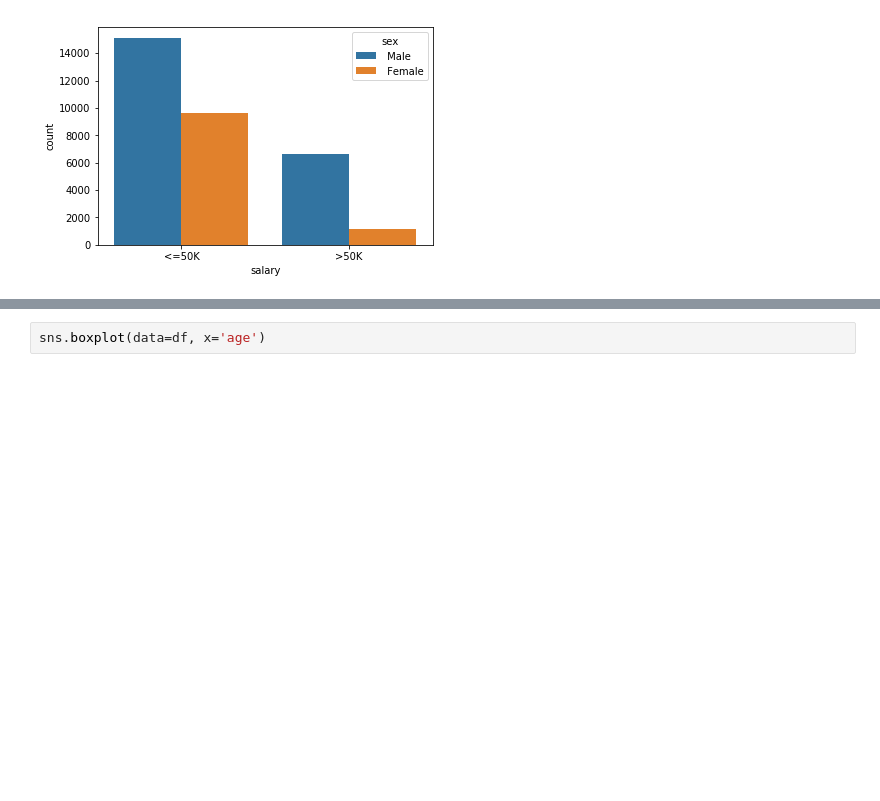
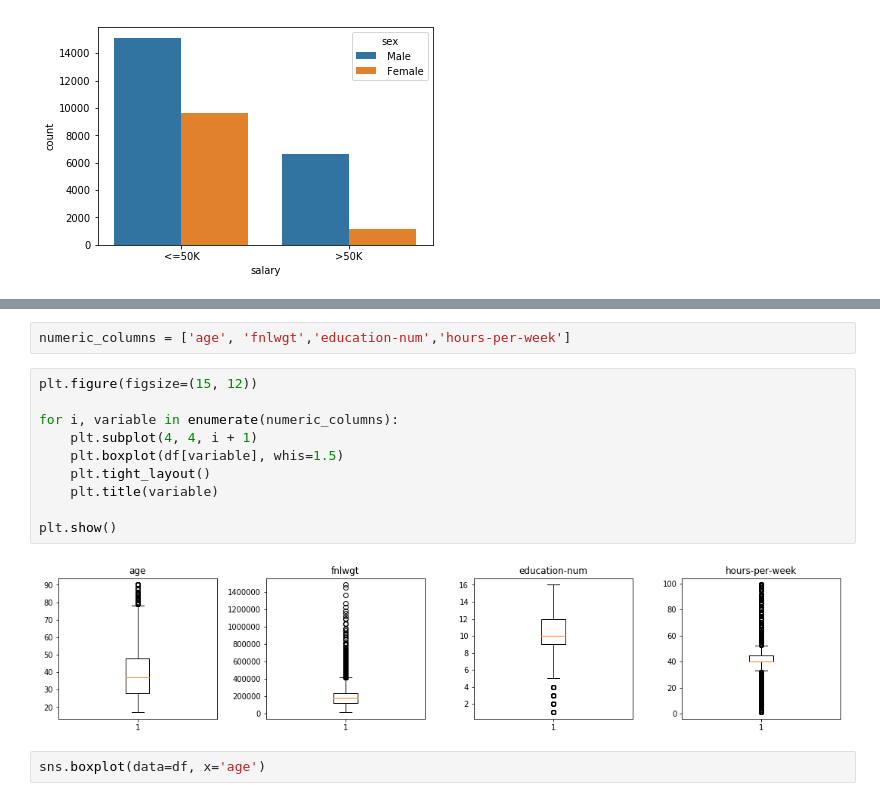
Before and after one commit to Isaac009/PGP-AIML, a Jupyter notebook: Week3/weekly_quiz.ipynb, the cells around one changed output, grey strips where cells are left out. Saved outputs shown, nothing was run; the diff lists cells and outputs as text; blank space fills up the shorter version.

```diff
--- a/Week3/weekly_quiz.ipynb
+++ b/Week3/weekly_quiz.ipynb
@@ -84,3 +129,17 @@ sns.countplot(data=df, x='salary', hue='sex')
+# %%
+numeric_columns = ['age', 'fnlwgt','education-num','hours-per-week']
+# %%
+plt.figure(figsize=(15, 12))
+
+for i, variable in enumerate(numeric_columns):
+    plt.subplot(4, 4, i + 1)
+    plt.boxplot(df[variable], whis=1.5)
+    plt.tight_layout()
+    plt.title(variable)
+
+plt.show()
+# %% [output]
+[figure, added]
 # %%
 sns.boxplot(data=df, x='age')
 # %% [output]
```
Also changed, not shown: parts of 9 cells of this notebook.
